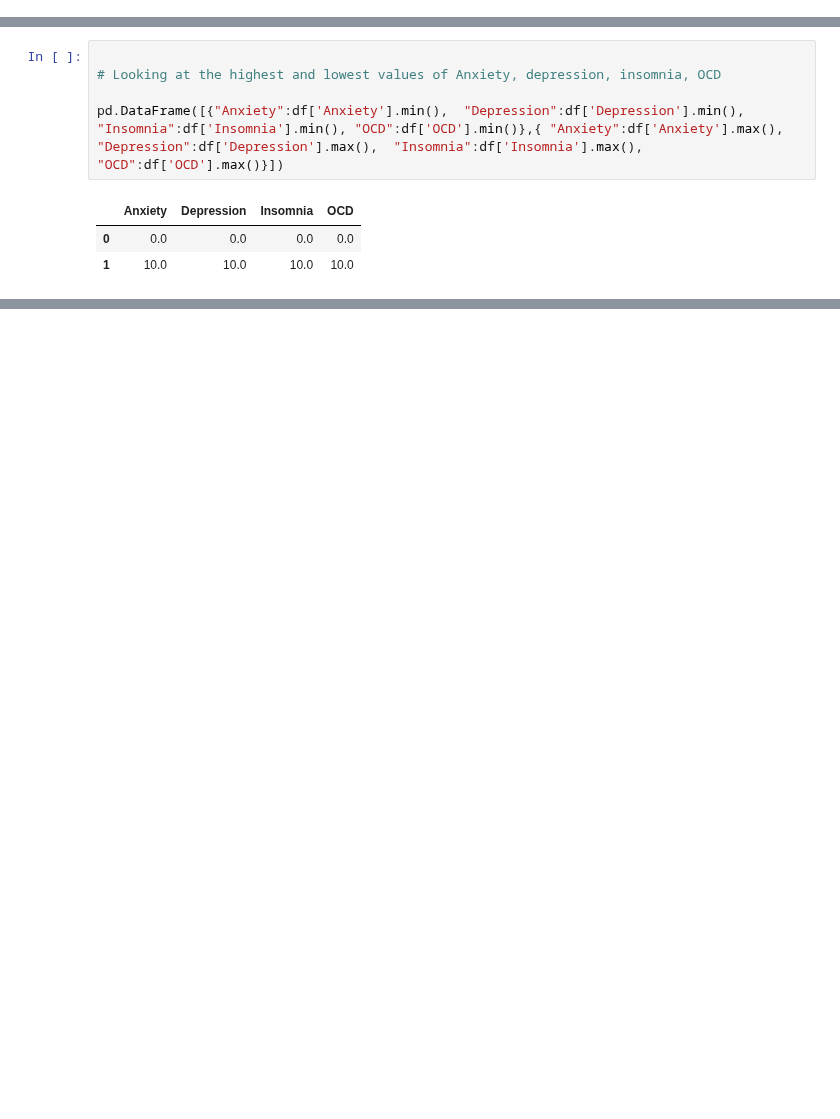
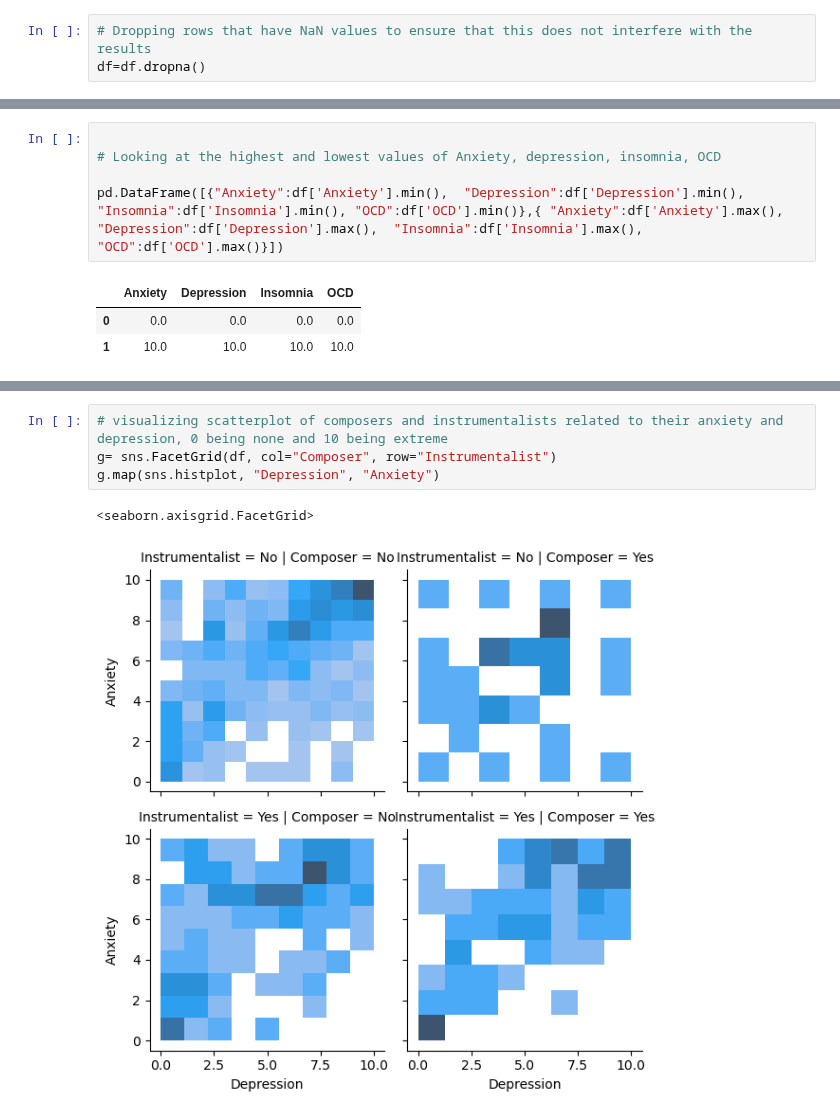
Before and after one commit to ubco-W2022T2-data301/project-group-group12, a Jupyter notebook: analysis/analysis1.ipynb, the cells around one changed output, grey strips where cells are left out. Cells and saved outputs as stored; diff of their text form; blank space fills up the shorter version.

Commit message:
task 1 data visualizations milestone 3

```diff
--- a/analysis/analysis1.ipynb
+++ b/analysis/analysis1.ipynb
@@ -89,0 +97,3 @@ array([nan, 'No effect', 'Improve', 'Worsen'], dtype=object)
+# %%
+# Dropping rows that have NaN values to ensure that this does not interfere with the results
+df=df.dropna()
@@ -122,0 +145,7 @@ df.describe()
+# %%
+# visualizing scatterplot of composers and instrumentalists related to their anxiety and depression, 0 being none and 10 being extreme
+g= sns.FacetGrid(df, col="Composer", row="Instrumentalist")
+g.map(sns.histplot, "Depression", "Anxiety")
+# %% [output]
+<seaborn.axisgrid.FacetGrid>
+[figure, added]
```
Also changed, not shown: parts of 11 cells of this notebook.
